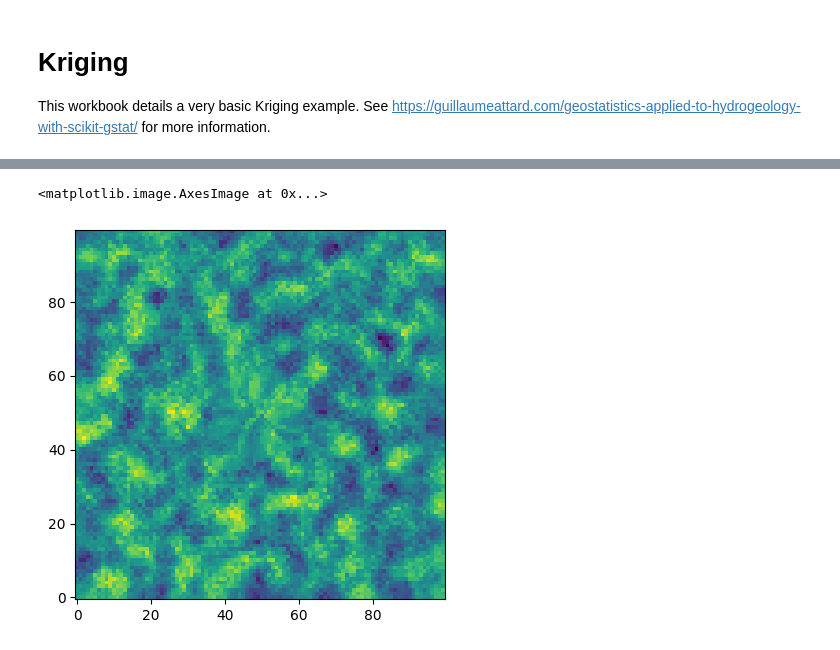
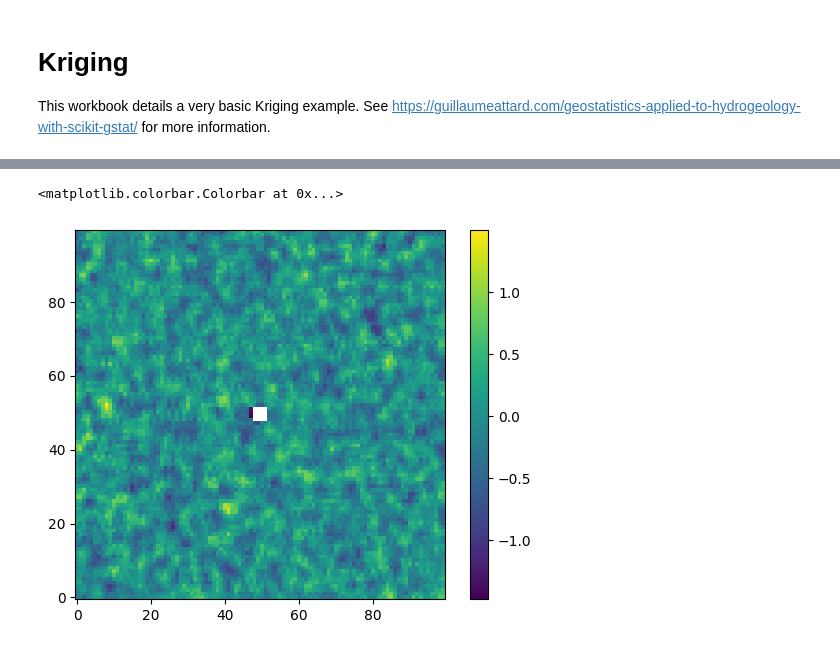
Before and after one commit to JaidenCook/SNRfit, a Jupyter notebook: workbooks/Kriging-Example.ipynb, the cells around one changed output, grey strips where cells are left out. Saved outputs shown, nothing was run; the diff lists cells and outputs as text; code cells hidden in the pictures.

Commit message:
Added a basic Kriging example workbook

```diff
--- a/workbooks/Kriging-Example.ipynb
+++ b/workbooks/Kriging-Example.ipynb
@@ -12,7 +12,7 @@ from skgstat import Variogram, OrdinaryKriging, plotting
 # Create a 2D image with some missing data
 img = np.random.normal(0,1,(100, 100))
 #img[3:5, 3:5] = np.nan
-img[40:60, 40:60] = np.nan
+img[45:55, 45:55] = np.nan
 
 # Define the spatial coordinates of the image
 x, y = np.meshgrid(np.arange(img.shape[0]), np.arange(img.shape[1]))
@@ -21,12 +21,14 @@ data_points = img[np.isnan(img) == False]
 x_points = x[np.isnan(img) == False]
 y_points = y[np.isnan(img) == False]
 
-
+model = 'spherical'
+#model = 'gaussian'
+#model = 'exponential'
 
 V = Variogram(list(zip(x_points, y_points)),
               data_points,
               normalize = False,
-              model = "spherical",
+              model = model,
               use_nugget = True,
               maxlag=50)
 
@@ -54,7 +56,7 @@ V.fit_sigma = 'sqrt'
 #fig1.show()
 #fig2.show()
 # %%
-ok =  OrdinaryKriging(V, min_points=2, max_points=30, mode='exact')
+ok =  OrdinaryKriging(V, min_points=2, max_points=10, mode='exact')
 
 # We calculate the hydraulic head on our regular grid,
 # and we make the result in a good shape
@@ -65,5 +69,6 @@ s2 = ok.sigma.reshape(x.shape)
 # %%
 plt.imshow(hh_hat,origin='lower')
+plt.colorbar()
 # %% [output]
-<matplotlib.image.AxesImage at 0x...>
+<matplotlib.colorbar.Colorbar at 0x...>
-[figure, old version]
+[figure, new version]
```
Also changed, not shown: parts of 3 cells of this notebook.
